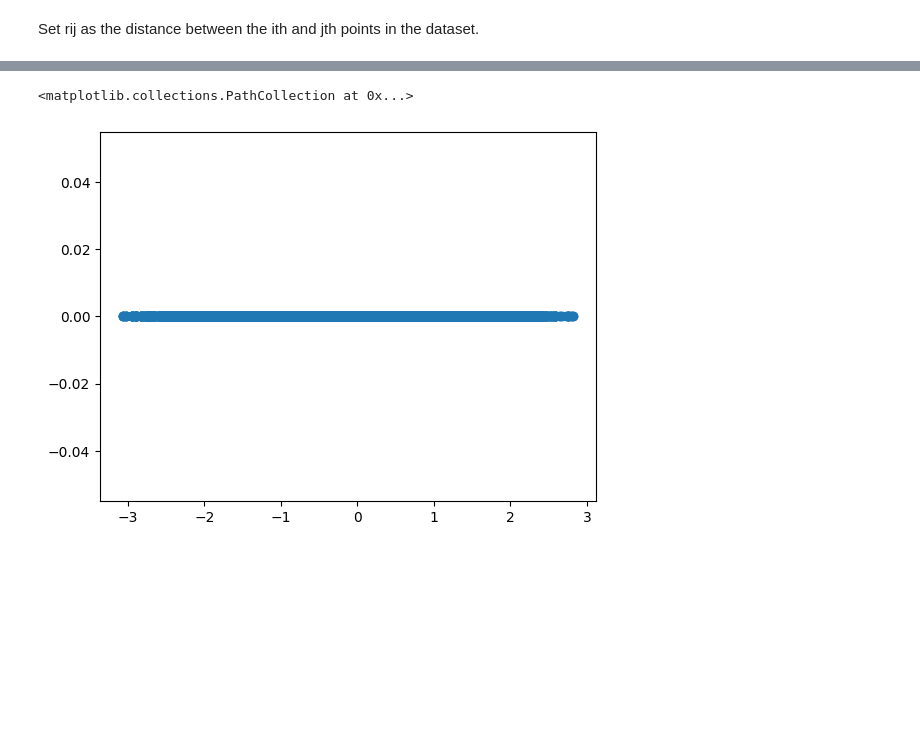
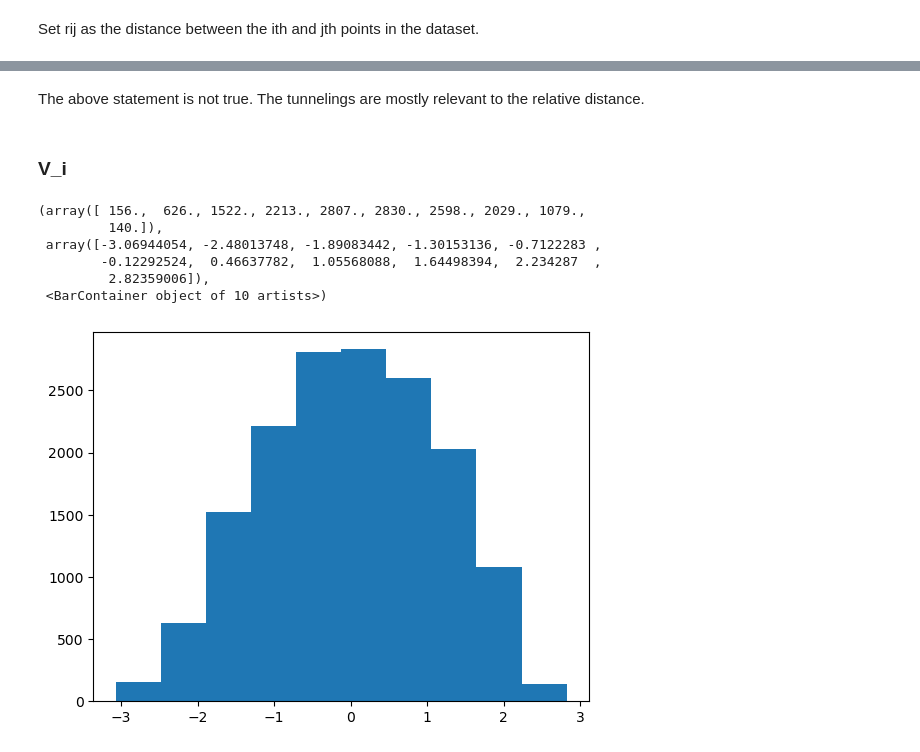
Before and after one commit to htwei17/HubbardTweezer, a Jupyter notebook: LinearRegression/Learning_TB_Haotian/explore_data.ipynb, the cells around one changed output, grey strips where cells are left out. Cells and saved outputs as stored; diff of their text form; code cells hidden in the pictures; blank space fills up the shorter version.

```diff
--- a/LinearRegression/Learning_TB_Haotian/explore_data.ipynb
+++ b/LinearRegression/Learning_TB_Haotian/explore_data.ipynb
@@ -23,28 +60,0 @@ Text(0, 0.5, 'U')
-# %%
-import scipy.spatial
-
-nsamples = dat["trap_centers"].shape[0]
-dat["rij"] = np.zeros(
-    (
-        dat["trap_centers"].shape[0],
-        dat["trap_centers"].shape[1],
-        dat["trap_centers"].shape[1],
-    )
-)
-dat["rx_ij"] = np.zeros(
-    (
-        dat["trap_centers"].shape[0],
-        dat["trap_centers"].shape[1],
-        dat["trap_centers"].shape[1],
-    )
-)
-dat["ry_ij"] = np.zeros(
-    (
-        dat["trap_centers"].shape[0],
-        dat["trap_centers"].shape[1],
-        dat["trap_centers"].shape[1],
-    )
-)
-
-for i, r in enumerate(dat["trap_centers"]):
-    dat["rij"][i, :, :] = scipy.spatial.distance_matrix(r, r)
@@ -70,5 +114,14 @@ t_ii = 0 is enforeced:
+# %% [markdown]
+The above statement is not true. The tunnelings are mostly relevant to the relative distance.
+# %% [markdown]
+### V_i
 # %%
-plt.scatter(dat["V_i"].flatten(), dat["t_ij"].diagonal(axis1=1, axis2=2).flatten())
+plt.hist(dat["t_ij"].diagonal(axis1=1, axis2=2).flatten())
 # %% [output]
-<matplotlib.collections.PathCollection at 0x...>
+(array([ 156.,  626., 1522., 2213., 2807., 2830., 2598., 2029., 1079.,
+         140.]),
+ array([-3.06944054, -2.48013748, -1.89083442, -1.30153136, -0.7122283 ,
+        -0.12292524,  0.46637782,  1.05568088,  1.64498394,  2.234287  ,
+         2.82359006]),
+ <BarContainer object of 10 artists>)
-[figure, old version]
+[figure, new version]
```
Also changed, not shown: parts of 28 cells of this notebook, 3 other files.
